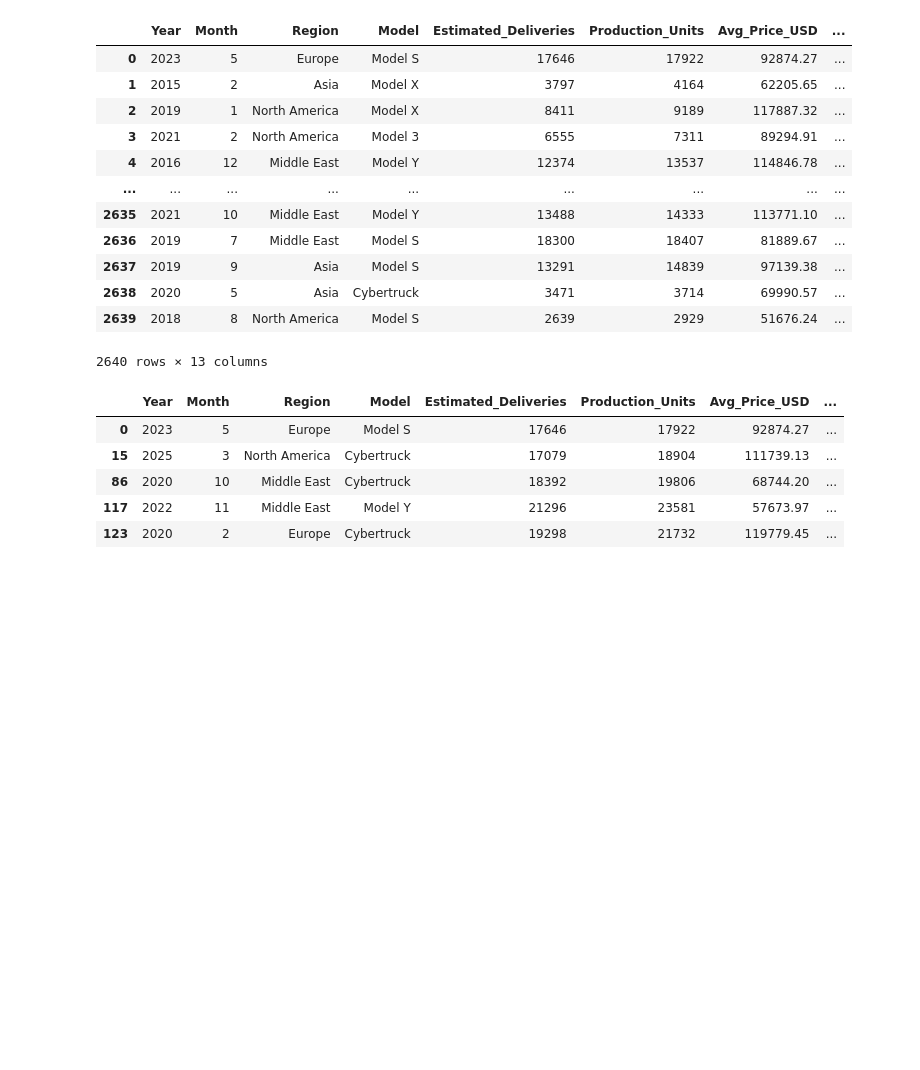
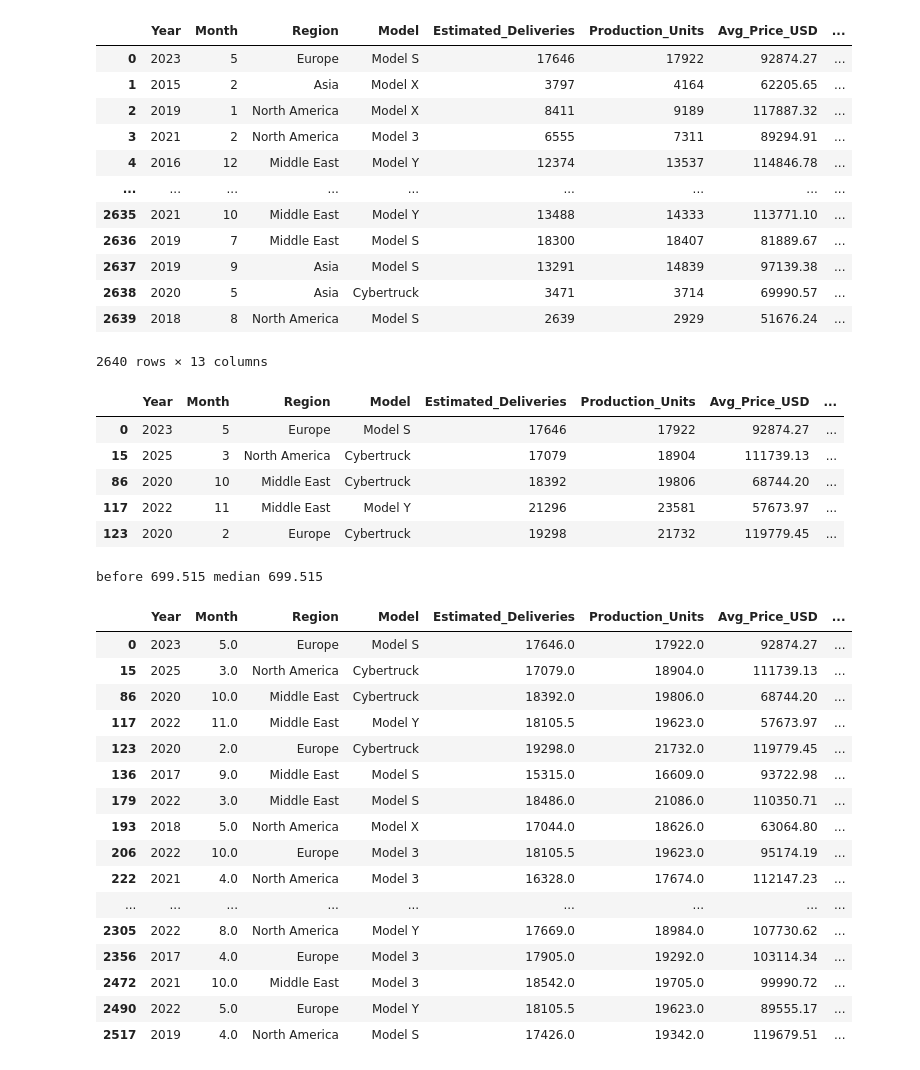
Before and after one commit to iagonmic/timeseries-econometrics-labs, a Jupyter notebook: questions/02_outliers_treatment.ipynb, the cells around one changed output. Saved outputs shown, nothing was run; the diff lists cells and outputs as text; code cells hidden in the pictures; blank space fills up the shorter version.

Commit message:
changing outliers data for median

```diff
--- a/questions/02_outliers_treatment.ipynb
+++ b/questions/02_outliers_treatment.ipynb
@@ -45,7 +45,7 @@ bounds
 | CO2_Saved_tons | 2640.0 | 744.076989 | 353.221224 | 3.07 | 499.620 | 699.515 | 943.7650 | 2548.55 | 444.1450 | -166.59750 | ... |
 | Charging_Stations | 2640.0 | 8932.133712 | 3469.565883 | 3002.00 | 5897.750 | 8901.500 | 11938.0000 | 14996.00 | 6040.2500 | -3162.62500 | ... |
 # %%
-def verificar_outlier(row):
+def verify_outlier(row):
     outliers = []
     for col in bounds.index:
         val = row[col]
@@ -57,9 +57,9 @@ def verificar_outlier(row):
         elif val > upper:
             outliers.append(f"{col}")
 
-    return ", ".join(outliers) if outliers else "Normal"
+    return ",".join(outliers) if outliers else "Normal"
 
-df["Outlier_Status"] = df.apply(verificar_outlier, axis=1)
+df["Outlier_Status"] = df.apply(verify_outlier, axis=1)
 df
 # %% [output]
 |  | Year | Month | Region | Model | Estimated_Deliveries | Production_Units | Avg_Price_USD | ... |
@@ -76,7 +76,8 @@ df
 | 2639 | 2018 | 8 | North America | Model S | 2639 | 2929 | 51676.24 | ... |
 2640 rows × 13 columns
 # %%
-df.query('Outlier_Status != "Normal"').head(5)
+outliers = df.query('Outlier_Status != "Normal"')
+outliers.head(5)
 # %% [output]
 |  | Year | Month | Region | Model | Estimated_Deliveries | Production_Units | Avg_Price_USD | ... |
 | 0 | 2023 | 5 | Europe | Model S | 17646 | 17922 | 92874.27 | ... |
@@ -84,3 +85,36 @@ df.query('Outlier_Status != "Normal"').head(5)
 | 86 | 2020 | 10 | Middle East | Cybertruck | 18392 | 19806 | 68744.20 | ... |
 | 117 | 2022 | 11 | Middle East | Model Y | 21296 | 23581 | 57673.97 | ... |
 | 123 | 2020 | 2 | Europe | Cybertruck | 19298 | 21732 | 119779.45 | ... |
+# %%
+def fix_outliers(row):
+    outlier_columns = row['Outlier_Status'].split(',')
+
+    for column in outlier_columns:
+        print('before', row[column], 'median', df[column].median())
+
+        row[column] = df[column].median()
+
+    return "Normal"
+
+copy = outliers.copy()
+copy['Outlier_Status'] = copy.head(1).apply(fix_outliers, axis=1)
+copy
+# %% [output]
+before 699.515 median 699.515
+|  | Year | Month | Region | Model | Estimated_Deliveries | Production_Units | Avg_Price_USD | ... |
+| 0 | 2023 | 5.0 | Europe | Model S | 17646.0 | 17922.0 | 92874.27 | ... |
+| 15 | 2025 | 3.0 | North America | Cybertruck | 17079.0 | 18904.0 | 111739.13 | ... |
+| 86 | 2020 | 10.0 | Middle East | Cybertruck | 18392.0 | 19806.0 | 68744.20 | ... |
+| 117 | 2022 | 11.0 | Middle East | Model Y | 18105.5 | 19623.0 | 57673.97 | ... |
+| 123 | 2020 | 2.0 | Europe | Cybertruck | 19298.0 | 21732.0 | 119779.45 | ... |
+| 136 | 2017 | 9.0 | Middle East | Model S | 15315.0 | 16609.0 | 93722.98 | ... |
+| 179 | 2022 | 3.0 | Middle East | Model S | 18486.0 | 21086.0 | 110350.71 | ... |
+| 193 | 2018 | 5.0 | North America | Model X | 17044.0 | 18626.0 | 63064.80 | ... |
+| 206 | 2022 | 10.0 | Europe | Model 3 | 18105.5 | 19623.0 | 95174.19 | ... |
+| 222 | 2021 | 4.0 | North America | Model 3 | 16328.0 | 17674.0 | 112147.23 | ... |
+| ... | ... | ... | ... | ... | ... | ... | ... | ... |
+| 2305 | 2022 | 8.0 | North America | Model Y | 17669.0 | 18984.0 | 107730.62 | ... |
+| 2356 | 2017 | 4.0 | Europe | Model 3 | 17905.0 | 19292.0 | 103114.34 | ... |
+| 2472 | 2021 | 10.0 | Middle East | Model 3 | 18542.0 | 19705.0 | 99990.72 | ... |
+| 2490 | 2022 | 5.0 | Europe | Model Y | 18105.5 | 19623.0 | 89555.17 | ... |
+| 2517 | 2019 | 4.0 | North America | Model S | 17426.0 | 19342.0 | 119679.51 | ... |
```
Also changed, not shown: parts of 2 cells of this notebook.
